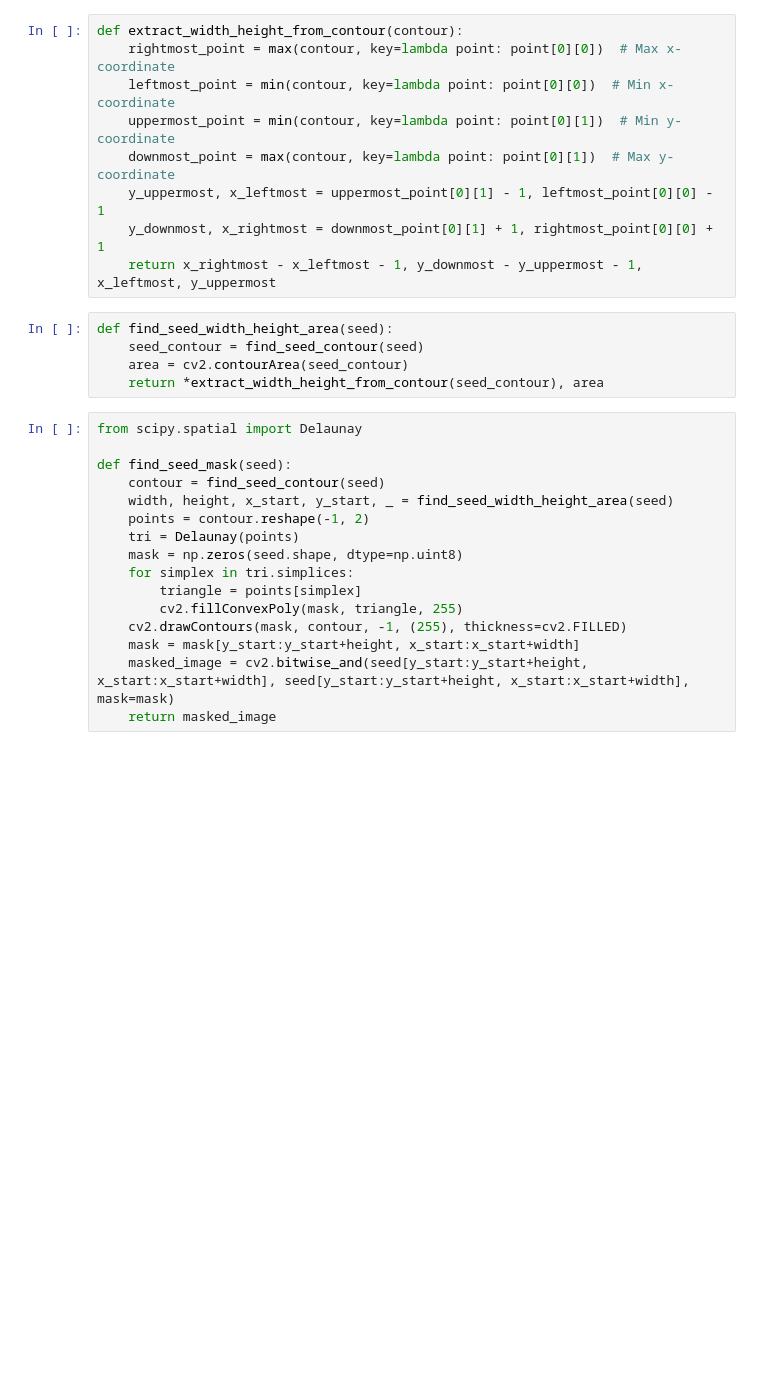
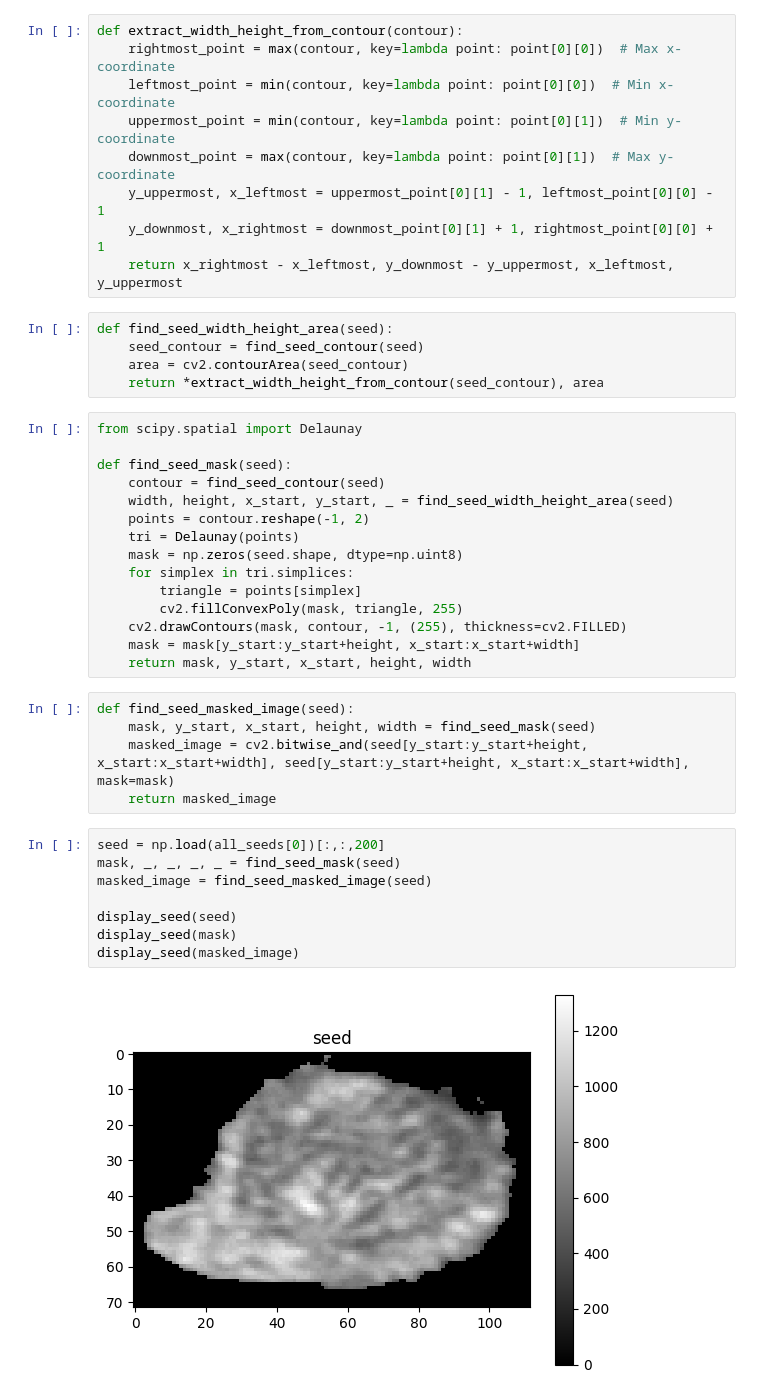
Before and after one commit to sgotteiner/Seed-Classification, a Jupyter notebook: SeedMaskExtractor.ipynb, the cells around one changed output. Saved outputs shown, nothing was run; the diff lists cells and outputs as text; blank space fills up the shorter version.

```diff
--- a/SeedMaskExtractor.ipynb
+++ b/SeedMaskExtractor.ipynb
@@ -26,7 +28,7 @@ def extract_width_height_from_contour(contour):
     downmost_point = max(contour, key=lambda point: point[0][1])  # Max y-coordinate
     y_uppermost, x_leftmost = uppermost_point[0][1] - 1, leftmost_point[0][0] - 1
     y_downmost, x_rightmost = downmost_point[0][1] + 1, rightmost_point[0][0] + 1
-    return x_rightmost - x_leftmost - 1, y_downmost - y_uppermost - 1, x_leftmost, y_uppermost
+    return x_rightmost - x_leftmost, y_downmost - y_uppermost, x_leftmost, y_uppermost
 # %%
 def find_seed_width_height_area(seed):
     seed_contour = find_seed_contour(seed)
@@ -46,5 +48,19 @@ def find_seed_mask(seed):
         cv2.fillConvexPoly(mask, triangle, 255)
     cv2.drawContours(mask, contour, -1, (255), thickness=cv2.FILLED)
     mask = mask[y_start:y_start+height, x_start:x_start+width]
-    masked_image = cv2.bitwise_and(seed[y_start:y_start+height, x_start:x_start+width], seed[y_start:y_start+height, x_start:x_start+width], mask=mask)
-    return masked_image
+    return mask, y_start, x_start, height, width
+# %%
+def find_seed_masked_image(seed):
+    mask, y_start, x_start, height, width = find_seed_mask(seed)
+    masked_image = cv2.bitwise_and(seed[y_start:y_start+height, x_start:x_start+width], seed[y_start:y_start+height, x_start:x_start+width], mask=mask)
+    return masked_image
+# %%
+seed = np.load(all_seeds[0])[:,:,200]
+mask, _, _, _, _ = find_seed_mask(seed)
+masked_image = find_seed_masked_image(seed)
+
+display_seed(seed)
+display_seed(mask)
+display_seed(masked_image)
+# %% [output]
+[figure, added]
```
Also changed, not shown: parts of 2 cells of this notebook, 3 other files.
